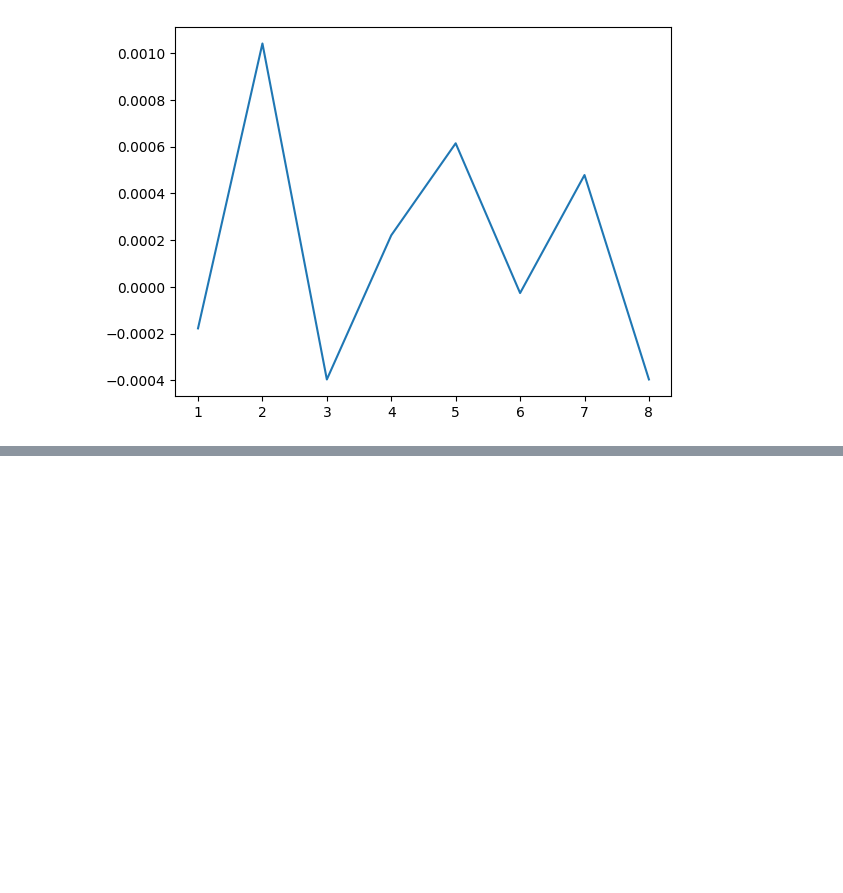
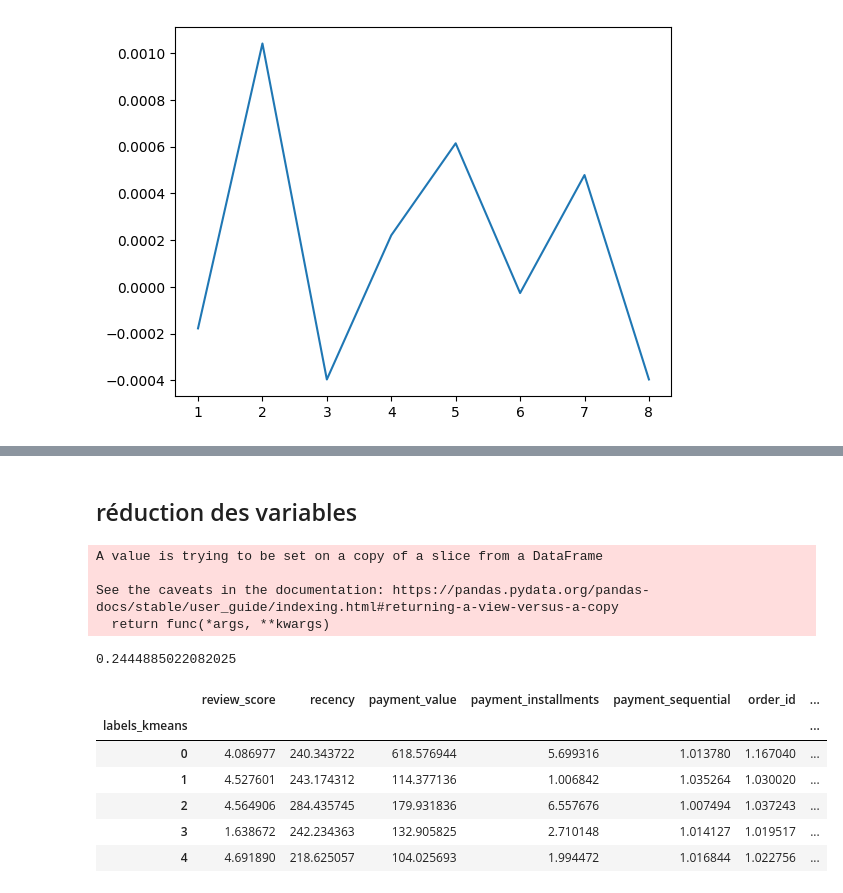
Before and after one commit to Cyr-dcx/Olist_clustering, a Jupyter notebook: notebooks/clustering.ipynb, the cells around one changed output, grey strips where cells are left out. Cells and saved outputs as stored; diff of their text form; code cells hidden in the pictures; blank space fills up the shorter version.

```diff
--- a/notebooks/clustering.ipynb
+++ b/notebooks/clustering.ipynb
@@ -284,0 +328,27 @@ plt.plot(x,ARI_score);
+# %% [markdown]
+## réduction des variables
+# %%
+df = customers_base[['review_score', 'recency', 'payment_value',
+    'payment_installments', 'customer_state_encoded', 'payment_type_encoded']]
+df.dropna(inplace=True)
+X_norm_df = scale(df)
+cls = cluster.KMeans(n_clusters=5, n_init=1, init="random")
+cls.fit(X_norm_df)
+silh = metrics.silhouette_score(X_norm_df, cls.labels_)
+print(silh)
+labels_kmeans = cls.labels_
+customers_base["labels_kmeans"] = labels_kmeans
+customers_base.groupby("labels_kmeans").mean()
+# %% [output]
+A value is trying to be set on a copy of a slice from a DataFrame
+
+See the caveats in the documentation: https://pandas.pydata.org/pandas-docs/stable/user_guide/indexing.html#returning-a-view-versus-a-copy
+  return func(*args, **kwargs)
+0.2444885022082025
+|  | review_score | recency | payment_value | payment_installments | payment_sequential | order_id | ... |
+| labels_kmeans |  |  |  |  |  |  | ... |
+| 0 | 4.086977 | 240.343722 | 618.576944 | 5.699316 | 1.013780 | 1.167040 | ... |
+| 1 | 4.527601 | 243.174312 | 114.377136 | 1.006842 | 1.035264 | 1.030020 | ... |
+| 2 | 4.564906 | 284.435745 | 179.931836 | 6.557676 | 1.007494 | 1.037243 | ... |
+| 3 | 1.638672 | 242.234363 | 132.905825 | 2.710148 | 1.014127 | 1.019517 | ... |
+| 4 | 4.691890 | 218.625057 | 104.025693 | 1.994472 | 1.016844 | 1.022756 | ... |
```
Also changed, not shown: parts of 7 cells of this notebook, 2 other files.
